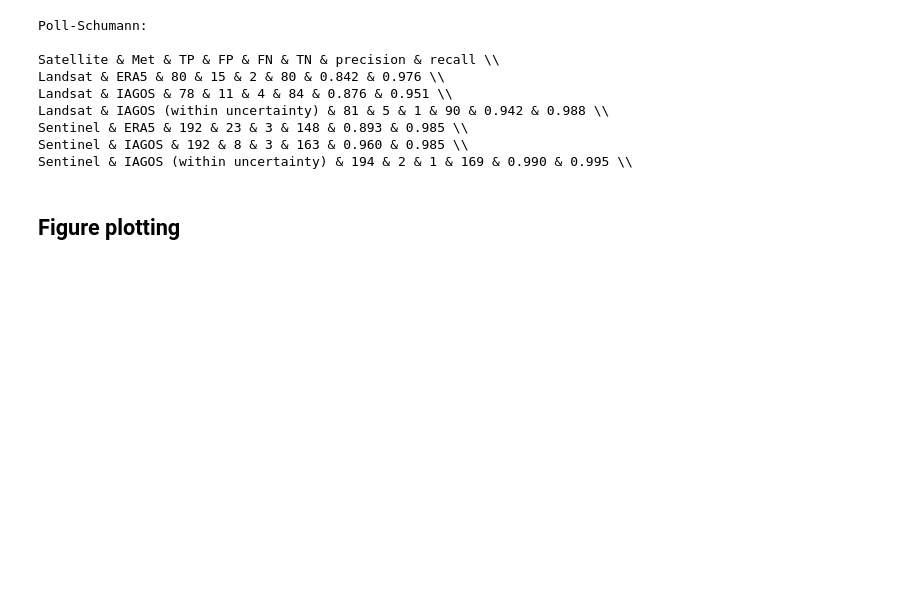
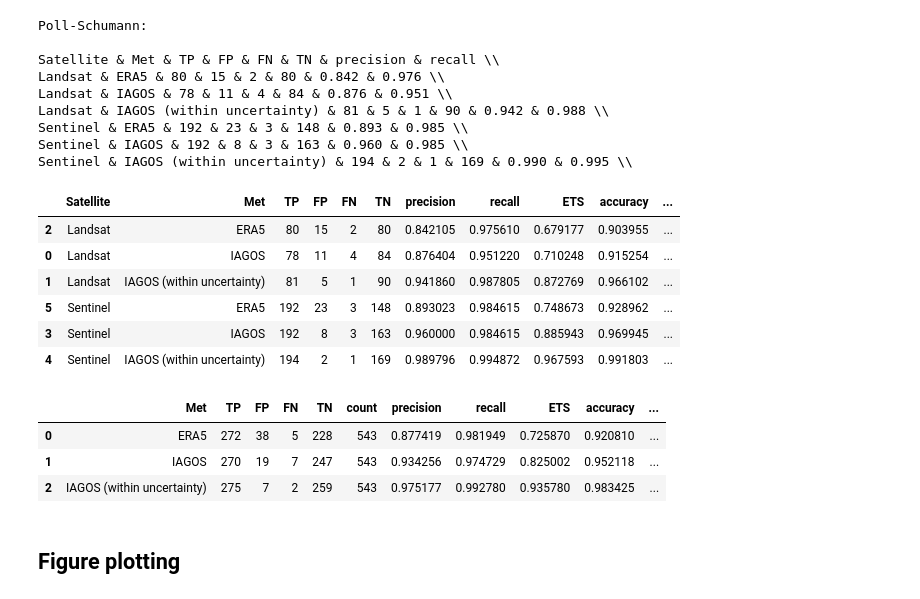
Before and after one commit to ThymenW/IAGOS_Sentinel2_Landsat_Collocations, a Jupyter notebook: notebooks/paper_reproduction/figure_6.ipynb, the cells around one changed output. Saved outputs shown, nothing was run; the diff lists cells and outputs as text; code cells hidden in the pictures; blank space fills up the shorter version.

```diff
--- a/notebooks/paper_reproduction/figure_6.ipynb
+++ b/notebooks/paper_reproduction/figure_6.ipynb
@@ -257,6 +257,84 @@ Landsat & IAGOS (within uncertainty) & 81 & 5 & 1 & 90 & 0.942 & 0.988 \\
 Sentinel & ERA5 & 192 & 23 & 3 & 148 & 0.893 & 0.985 \\
 Sentinel & IAGOS & 192 & 8 & 3 & 163 & 0.960 & 0.985 \\
 Sentinel & IAGOS (within uncertainty) & 194 & 2 & 1 & 169 & 0.990 & 0.995 \\
+# %%
+metrics = []
+
+for sat, group in df.groupby("satellite"):
+    for met, col in met_map.items():
+
+        tp = (group[col] == "TP").sum()
+        fp = (group[col] == "FP").sum()
+        fn = (group[col] == "FN").sum()
+        tn = (group[col] == "TN").sum()
+
+        precision = tp / (tp + fp) if (tp + fp) > 0 else float("nan")
+        recall = tp / (tp + fn) if (tp + fn) > 0 else float("nan")
+
+        N = tp + fp + fn + tn
+        random_hits = ((tp + fp) * (tp + fn)) / N if N > 0 else 0
+        ets = (
+            (tp - random_hits) /
+            (tp + fp + fn - random_hits)
+            if (tp + fp + fn - random_hits) != 0
+            else float("nan")
+        )
+
+        accuracy = (tp + tn) / N if N > 0 else float("nan")  # <--- new
+
+        metrics.append({
+            "Satellite": sat,
+            "Met": met,
+            "TP": tp,
+            "FP": fp,
+            "FN": fn,
+            "TN": tn,
+            "precision": precision,
+            "recall": recall,
+            "ETS": ets,
+            "accuracy": accuracy,  # <--- add here
+            "count": len(group),
+        })
+
+metrics_df = pd.DataFrame(metrics)
+metrics_df.sort_values(by=["Satellite", "Met"], inplace=True)
+metrics_df
+# %% [output]
+|  | Satellite | Met | TP | FP | FN | TN | precision | recall | ETS | accuracy | ... |
+| 2 | Landsat | ERA5 | 80 | 15 | 2 | 80 | 0.842105 | 0.975610 | 0.679177 | 0.903955 | ... |
+| 0 | Landsat | IAGOS | 78 | 11 | 4 | 84 | 0.876404 | 0.951220 | 0.710248 | 0.915254 | ... |
+| 1 | Landsat | IAGOS (within uncertainty) | 81 | 5 | 1 | 90 | 0.941860 | 0.987805 | 0.872769 | 0.966102 | ... |
+| 5 | Sentinel | ERA5 | 192 | 23 | 3 | 148 | 0.893023 | 0.984615 | 0.748673 | 0.928962 | ... |
+| 3 | Sentinel | IAGOS | 192 | 8 | 3 | 163 | 0.960000 | 0.984615 | 0.885943 | 0.969945 | ... |
+| 4 | Sentinel | IAGOS (within uncertainty) | 194 | 2 | 1 | 169 | 0.989796 | 0.994872 | 0.967593 | 0.991803 | ... |
+# %%
+combined = (
+    metrics_df[metrics_df["Satellite"].isin(["Landsat", "Sentinel"])]
+    .groupby("Met")
+    .agg({
+        "TP": "sum",
+        "FP": "sum",
+        "FN": "sum",
+        "TN": "sum",
+        "count": "sum"
+    })
+    .reset_index()
+)
+
+# Recompute metrics
+combined["precision"] = combined["TP"] / (combined["TP"] + combined["FP"])
+combined["recall"] = combined["TP"] / (combined["TP"] + combined["FN"])
+N = combined["TP"] + combined["FP"] + combined["FN"] + combined["TN"]
+random_hits = ((combined["TP"] + combined["FP"]) * (combined["TP"] + combined["FN"])) / N
+combined["ETS"] = (combined["TP"] - random_hits) / (combined["TP"] + combined["FP"] + combined["FN"] - random_hits)
+combined["accuracy"] = (combined["TP"] + combined["TN"]) / N
+combined["Satellite"] = "Landsat+Sentinel"  # label
+combined
+# %% [output]
+|  | Met | TP | FP | FN | TN | count | precision | recall | ETS | accuracy | ... |
+| 0 | ERA5 | 272 | 38 | 5 | 228 | 543 | 0.877419 | 0.981949 | 0.725870 | 0.920810 | ... |
+| 1 | IAGOS | 270 | 19 | 7 | 247 | 543 | 0.934256 | 0.974729 | 0.825002 | 0.952118 | ... |
+| 2 | IAGOS (within uncertainty) | 275 | 7 | 2 | 259 | 543 | 0.975177 | 0.992780 | 0.935780 | 0.983425 | ... |
 # %% [markdown]
 ## Figure plotting
 # %%
```
Also changed, not shown: 2 other files.
